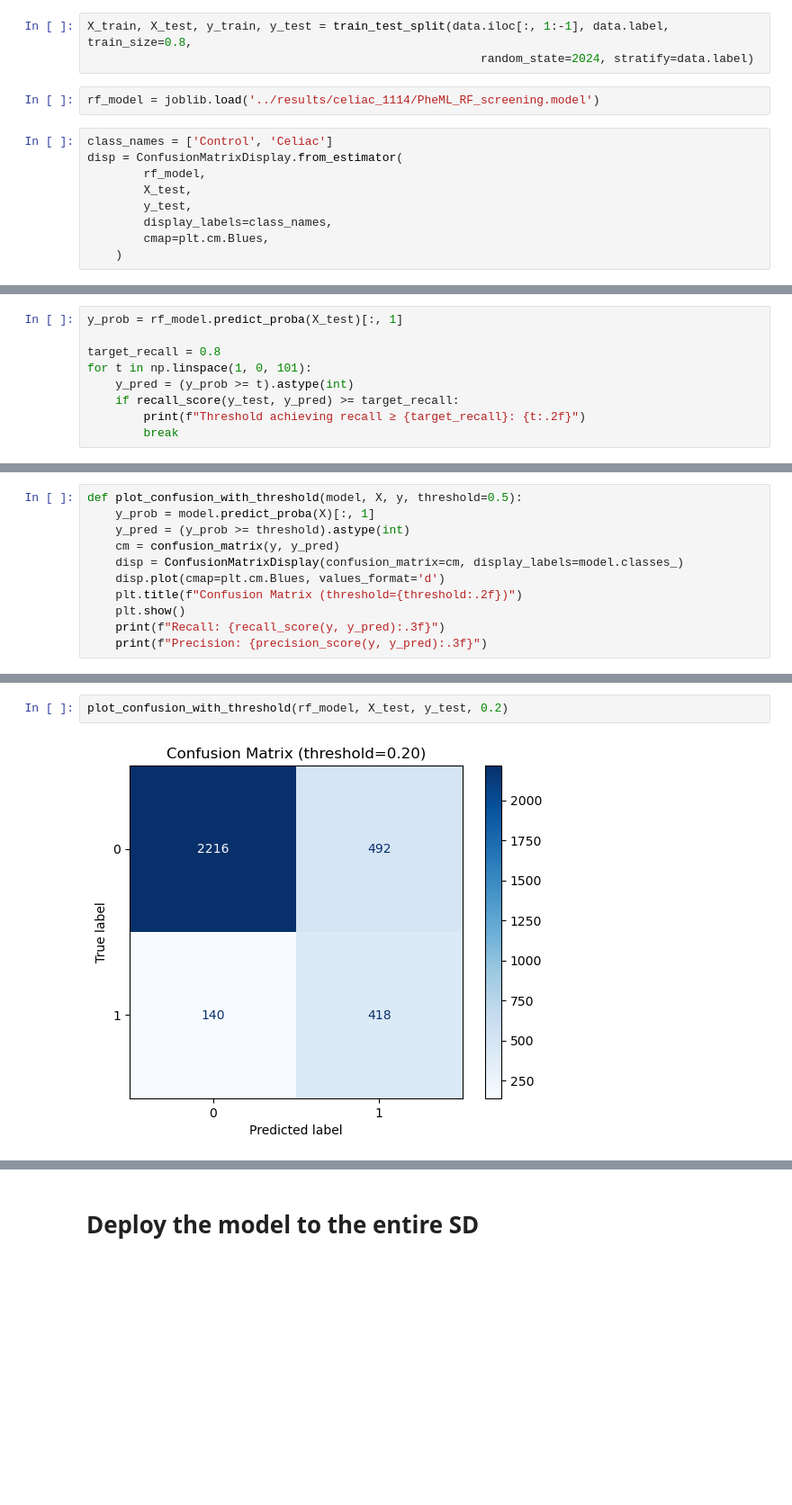
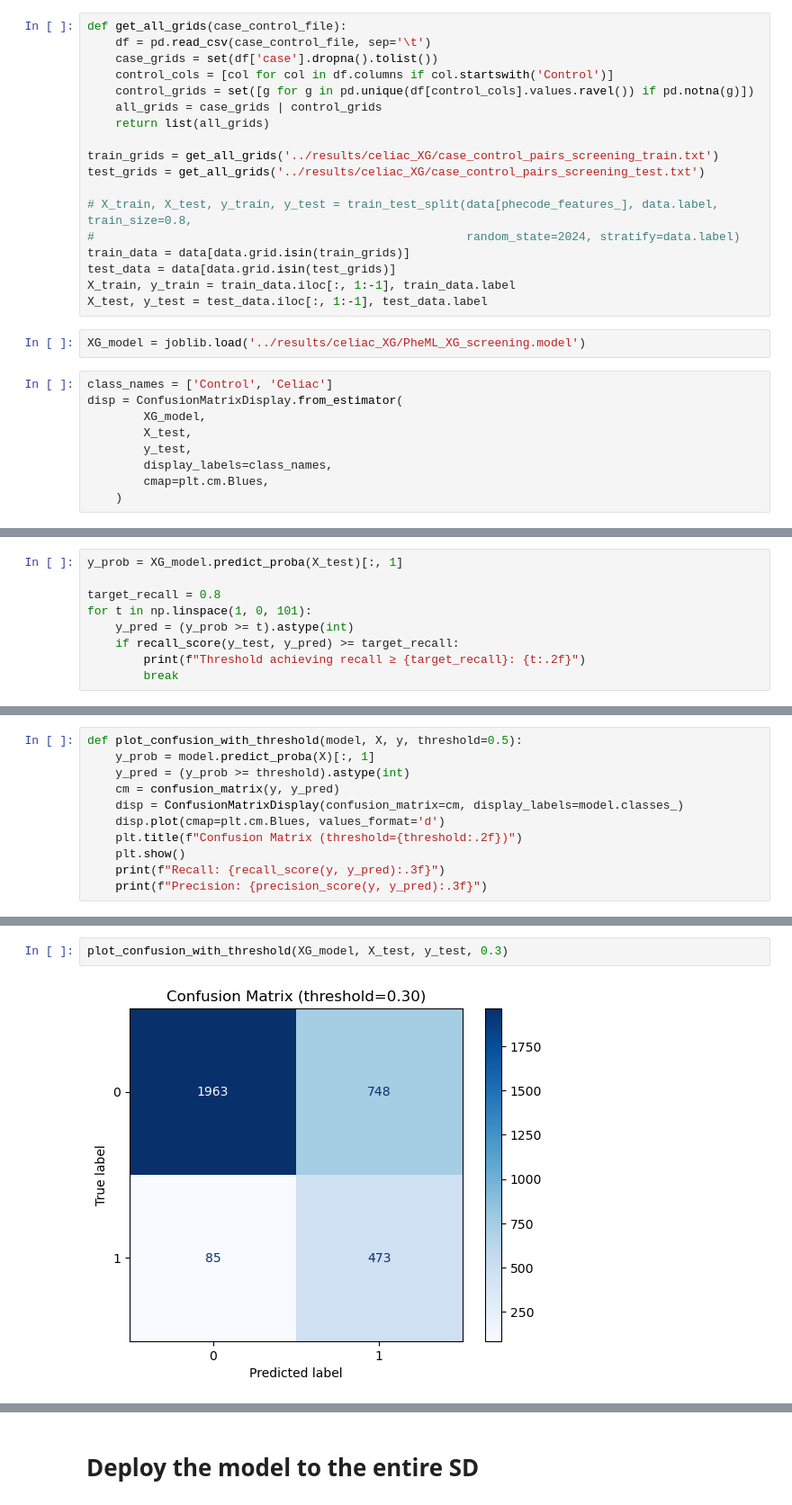
Before and after one commit to dayibian/PheMINE, a Jupyter notebook: notebooks/celiac.ipynb, the cells around one changed output, grey strips where cells are left out. Shown at 90% size. Saved outputs shown, nothing was run; the diff lists cells and outputs as text; blank space fills up the shorter version.

```diff
--- a/notebooks/celiac.ipynb
+++ b/notebooks/celiac.ipynb
@@ -171,12 +172,27 @@ data.head()
 # %%
-X_train, X_test, y_train, y_test = train_test_split(data.iloc[:, 1:-1], data.label, train_size=0.8,
-                                                        random_state=2024, stratify=data.label)
+def get_all_grids(case_control_file):
+    df = pd.read_csv(case_control_file, sep='\t')
+    case_grids = set(df['case'].dropna().tolist())
+    control_cols = [col for col in df.columns if col.startswith('Control')]
+    control_grids = set([g for g in pd.unique(df[control_cols].values.ravel()) if pd.notna(g)])
+    all_grids = case_grids | control_grids
+    return list(all_grids)
+
+train_grids = get_all_grids('../results/celiac_XG/case_control_pairs_screening_train.txt')
+test_grids = get_all_grids('../results/celiac_XG/case_control_pairs_screening_test.txt')
+
+# X_train, X_test, y_train, y_test = train_test_split(data[phecode_features_], data.label, train_size=0.8,
+#                                                     random_state=2024, stratify=data.label)
+train_data = data[data.grid.isin(train_grids)]
+test_data = data[data.grid.isin(test_grids)]
+X_train, y_train = train_data.iloc[:, 1:-1], train_data.label
+X_test, y_test = test_data.iloc[:, 1:-1], test_data.label
 # %%
-rf_model = joblib.load('../results/celiac_1114/PheML_RF_screening.model')
+XG_model = joblib.load('../results/celiac_XG/PheML_XG_screening.model')
 # %%
 class_names = ['Control', 'Celiac']
 disp = ConfusionMatrixDisplay.from_estimator(
-        rf_model,
+        XG_model,
         X_test,
         y_test,
         display_labels=class_names,
@@ -187,5 +203,5 @@ disp = ConfusionMatrixDisplay.from_estimator(
 # %%
-y_prob = rf_model.predict_proba(X_test)[:, 1]
+y_prob = XG_model.predict_proba(X_test)[:, 1]
 
 target_recall = 0.8
 for t in np.linspace(1, 0, 101):
@@ -219,4 +231,4 @@ Precision: 0.401
 # %%
-plot_confusion_with_threshold(rf_model, X_test, y_test, 0.2)
+plot_confusion_with_threshold(XG_model, X_test, y_test, 0.3)
 # %% [output]
-[figure, old version]
+[figure, new version]
```
Also changed, not shown: parts of 9 cells of this notebook, 5 other files.
